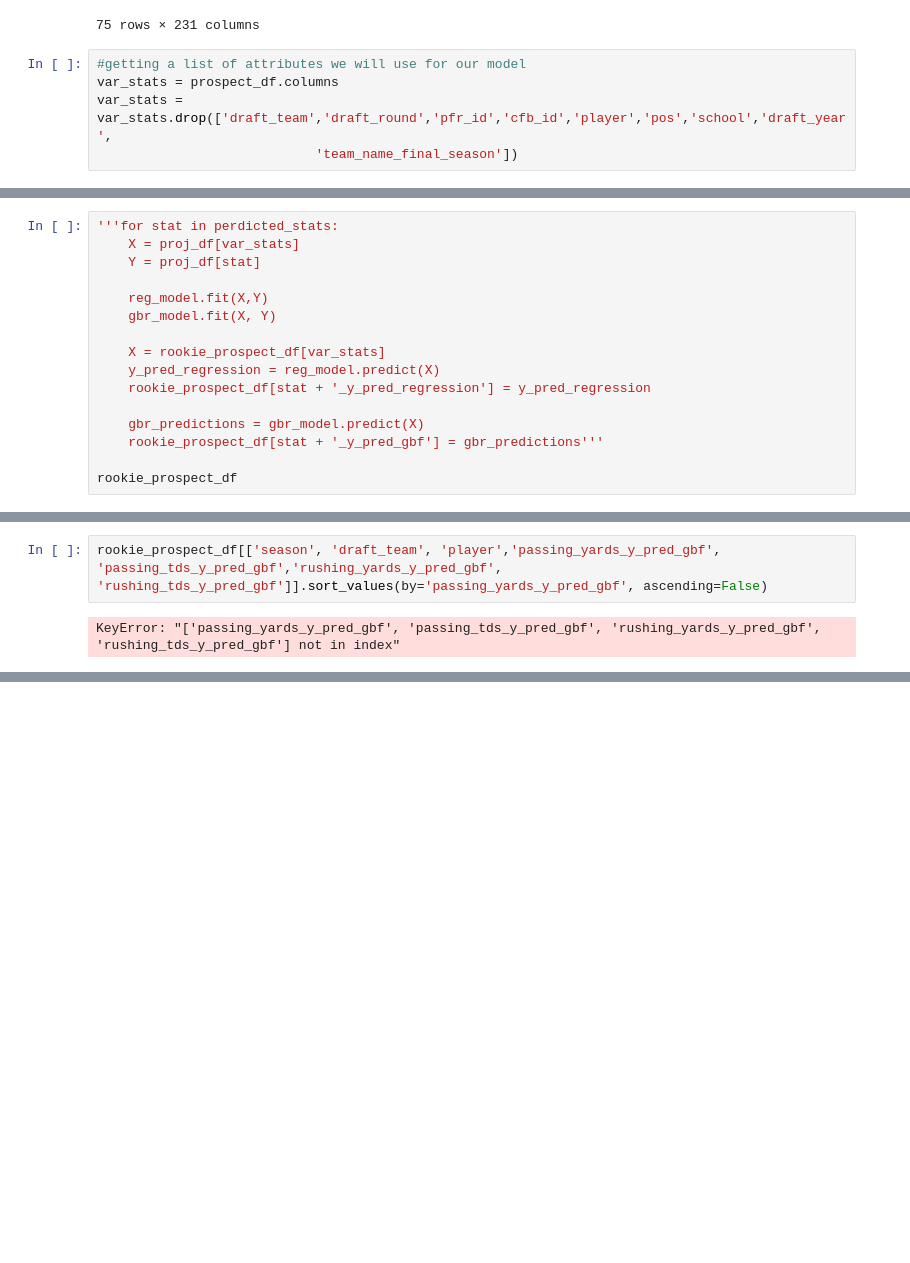
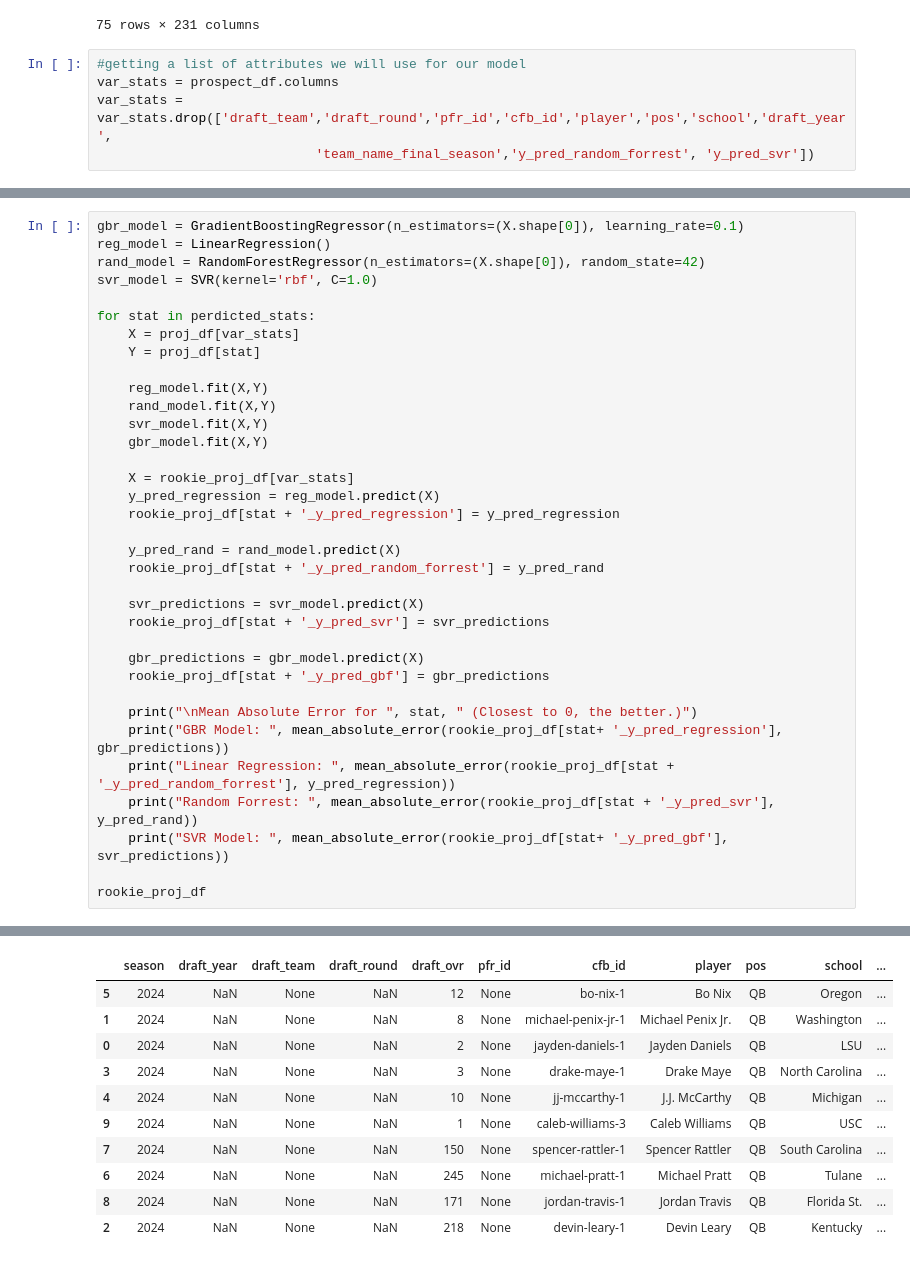
Before and after one commit to JoshKepler/Portfolio, a Jupyter notebook: NFL Project/Projected Draft Position - QB.ipynb, the cells around one changed output, grey strips where cells are left out. Cells and saved outputs as stored; diff of their text form; blank space fills up the shorter version.

```diff
--- a/NFL Project/Projected Draft Position - QB.ipynb
+++ b/NFL Project/Projected Draft Position - QB.ipynb
@@ -585,7 +585,7 @@ proj_df.sort_values(by='passing_yards', ascending=False)
 #getting a list of attributes we will use for our model
 var_stats = prospect_df.columns
 var_stats = var_stats.drop(['draft_team','draft_round','pfr_id','cfb_id','player','pos','school','draft_year',
-                            'team_name_final_season'])
+                            'team_name_final_season','y_pred_random_forrest', 'y_pred_svr'])
 # %%
 perdicted_stats = ['games', 'passing_yards','passing_tds', 'interceptions', 'passing_2pt_conversions', 'sack_fumbles_lost',
  'rushing_yards','rushing_tds','rushing_2pt_conversions', 'rushing_fumbles_lost', 'rushing_first_downs']
@@ -722,16 +701,0 @@ draft_df
-# %%
-'''for stat in perdicted_stats:
-    X = proj_df[var_stats]
-    Y = proj_df[stat]
-
-    reg_model.fit(X,Y)
-    gbr_model.fit(X, Y)
-
-    X = rookie_prospect_df[var_stats]
-    y_pred_regression = reg_model.predict(X)
-    rookie_prospect_df[stat + '_y_pred_regression'] = y_pred_regression
-
-    gbr_predictions = gbr_model.predict(X)
-    rookie_prospect_df[stat + '_y_pred_gbf'] = gbr_predictions'''
-
-rookie_prospect_df
@@ -754,4 +702,36 @@ rookie_prospect_df
-# %%
-rookie_prospect_df[['season', 'draft_team', 'player','passing_yards_y_pred_gbf', 'passing_tds_y_pred_gbf','rushing_yards_y_pred_gbf', 'rushing_tds_y_pred_gbf']].sort_values(by='passing_yards_y_pred_gbf', ascending=False)
-# %% [output]
-KeyError: "['passing_yards_y_pred_gbf', 'passing_tds_y_pred_gbf', 'rushing_yards_y_pred_gbf', 'rushing_tds_y_pred_gbf'] not in index"
+# %%
+gbr_model = GradientBoostingRegressor(n_estimators=(X.shape[0]), learning_rate=0.1)
+reg_model = LinearRegression()
+rand_model = RandomForestRegressor(n_estimators=(X.shape[0]), random_state=42)
+svr_model = SVR(kernel='rbf', C=1.0)
+
+for stat in perdicted_stats:
+    X = proj_df[var_stats]
+    Y = proj_df[stat]
+
+    reg_model.fit(X,Y)
+    rand_model.fit(X,Y)
+    svr_model.fit(X,Y)
+    gbr_model.fit(X,Y)
+
+    X = rookie_proj_df[var_stats]
+    y_pred_regression = reg_model.predict(X)
+    rookie_proj_df[stat + '_y_pred_regression'] = y_pred_regression
+
+    y_pred_rand = rand_model.predict(X)
+    rookie_proj_df[stat + '_y_pred_random_forrest'] = y_pred_rand
+
+    svr_predictions = svr_model.predict(X)
+    rookie_proj_df[stat + '_y_pred_svr'] = svr_predictions
+
+    gbr_predictions = gbr_model.predict(X)
+    rookie_proj_df[stat + '_y_pred_gbf'] = gbr_predictions
+
+    print("\nMean Absolute Error for ", stat, " (Closest to 0, the better.)")
+    print("GBR Model: ", mean_absolute_error(rookie_proj_df[stat+ '_y_pred_regression'], gbr_predictions))
+    print("Linear Regression: ", mean_absolute_error(rookie_proj_df[stat + '_y_pred_random_forrest'], y_pred_regression))
+    print("Random Forrest: ", mean_absolute_error(rookie_proj_df[stat + '_y_pred_svr'], y_pred_rand))
+    print("SVR Model: ", mean_absolute_error(rookie_proj_df[stat+ '_y_pred_gbf'], svr_predictions))
+
+rookie_proj_df
+# %% [output]
@@ -757,0 +755,11 @@ KeyError: "['passing_yards_y_pred_gbf', 'passing_tds_y_pred_gbf', 'rushing_yards
+|  | season | draft_year | draft_team | draft_round | draft_ovr | pfr_id | cfb_id | player | pos | school | ... |
+| 5 | 2024 | NaN | None | NaN | 12 | None | bo-nix-1 | Bo Nix | QB | Oregon | ... |
+| 1 | 2024 | NaN | None | NaN | 8 | None | michael-penix-jr-1 | Michael Penix Jr. | QB | Washington | ... |
+| 0 | 2024 | NaN | None | NaN | 2 | None | jayden-daniels-1 | Jayden Daniels | QB | LSU | ... |
+| 3 | 2024 | NaN | None | NaN | 3 | None | drake-maye-1 | Drake Maye | QB | North Carolina | ... |
+| 4 | 2024 | NaN | None | NaN | 10 | None | jj-mccarthy-1 | J.J. McCarthy | QB | Michigan | ... |
+| 9 | 2024 | NaN | None | NaN | 1 | None | caleb-williams-3 | Caleb Williams | QB | USC | ... |
+| 7 | 2024 | NaN | None | NaN | 150 | None | spencer-rattler-1 | Spencer Rattler | QB | South Carolina | ... |
+| 6 | 2024 | NaN | None | NaN | 245 | None | michael-pratt-1 | Michael Pratt | QB | Tulane | ... |
+| 8 | 2024 | NaN | None | NaN | 171 | None | jordan-travis-1 | Jordan Travis | QB | Florida St. | ... |
+| 2 | 2024 | NaN | None | NaN | 218 | None | devin-leary-1 | Devin Leary | QB | Kentucky | ... |
```
Also changed, not shown: parts of 12 cells of this notebook.
